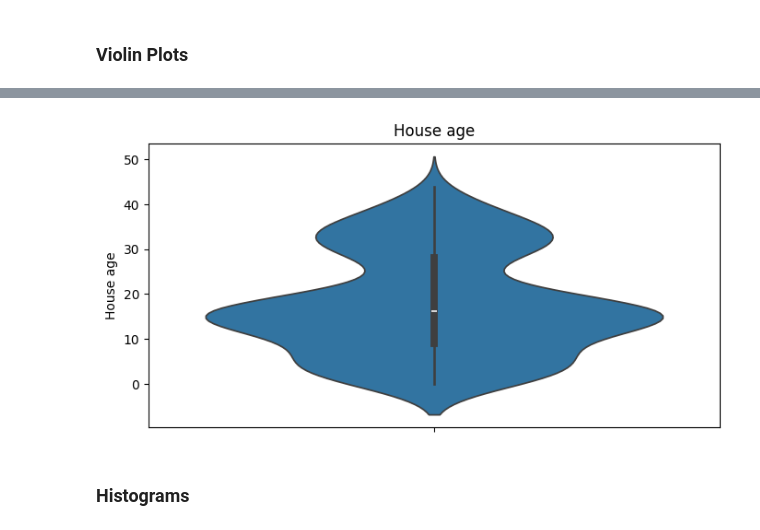
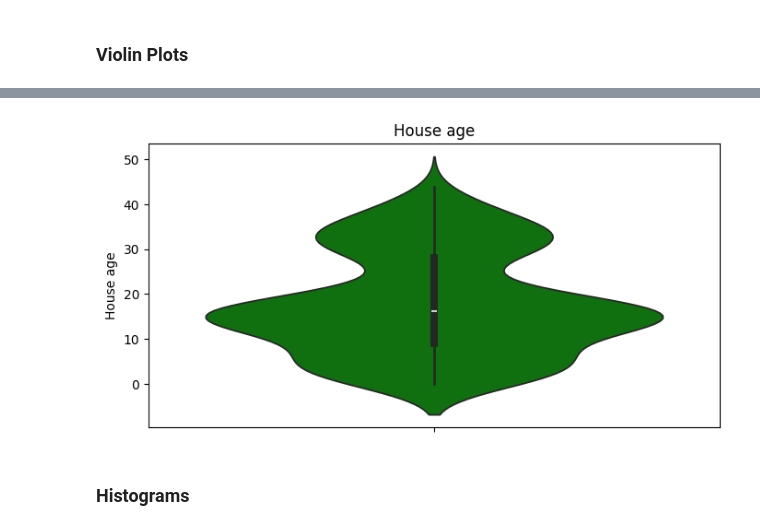
Before and after one commit to arkhash0309/Property-Prophet, a Jupyter notebook: Notebook.ipynb, the cells around one changed output, grey strips where cells are left out. Saved outputs shown, nothing was run; the diff lists cells and outputs as text; code cells hidden in the pictures.

```diff
--- a/Notebook.ipynb
+++ b/Notebook.ipynb
@@ -294,10 +294,10 @@ plt.show()
 # %%
 plt.figure(figsize=(8,4))
-sns.violinplot(df['House age'])
+sns.violinplot(df['House age'], color='green')
 plt.title('House age')
 plt.show()
 # %% [output]
-[figure, old version]
+[figure, new version]
 # %% [markdown]
 ### Histograms
 # %%
```
Also changed, not shown: parts of 75 cells of this notebook.
